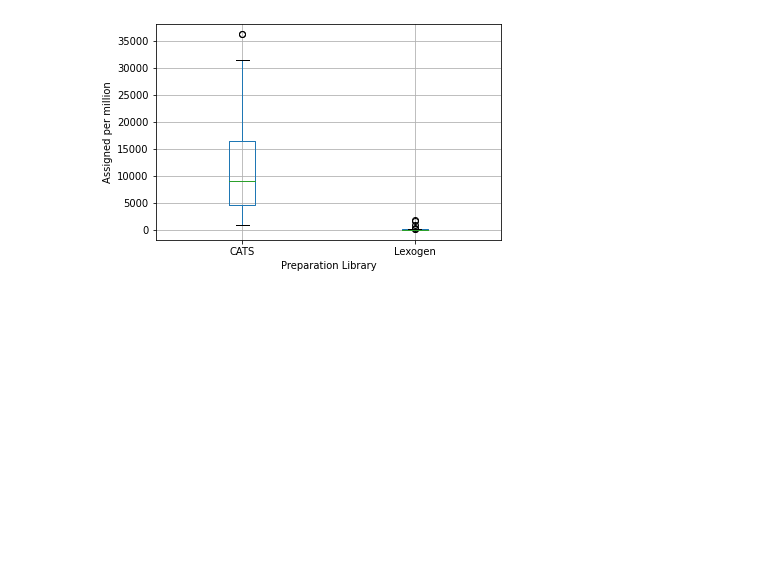
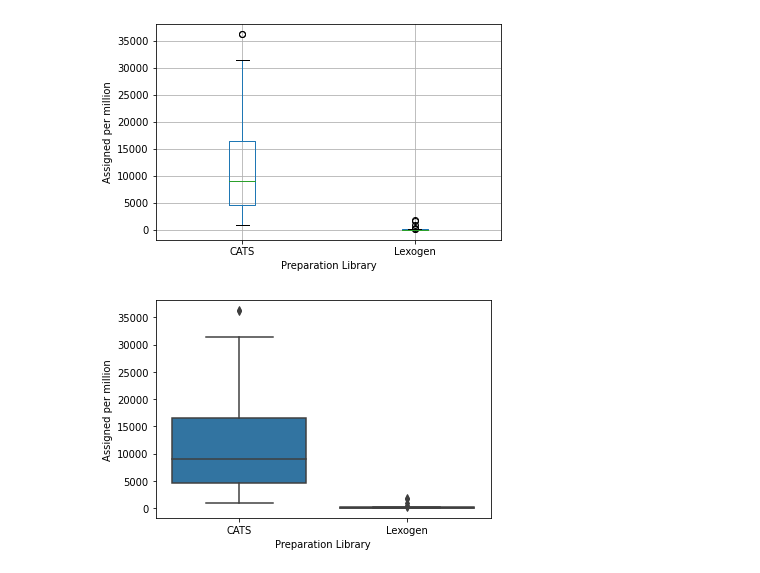
Before and after one commit to ucsffrancislab/genomics, a Jupyter notebook: data/20210428-EV/20210909-RetroElement/CATSvsLexogen.ipynb, the cells around one changed output. Saved outputs shown, nothing was run; the diff lists cells and outputs as text; code cells hidden in the pictures; blank space fills up the shorter version.

```diff
--- a/data/20210428-EV/20210909-RetroElement/CATSvsLexogen.ipynb
+++ b/data/20210428-EV/20210909-RetroElement/CATSvsLexogen.ipynb
@@ -251,0 +261,2 @@ df
+# %%
+df['assigned per million']=df['assigned per million'].astype(float)
@@ -258,3 +278,10 @@ plt.suptitle('')
 plt.show()
 # %% [output]
 [figure]
+# %%
+ax=sns.boxplot(x="library", y="assigned per million", data=df)
+ax.set_xlabel("Preparation Library")
+ax.set_ylabel("Assigned per million")
+plt.show()
+# %% [output]
+[figure, added]
```
Also changed, not shown: parts of 6 cells of this notebook.
